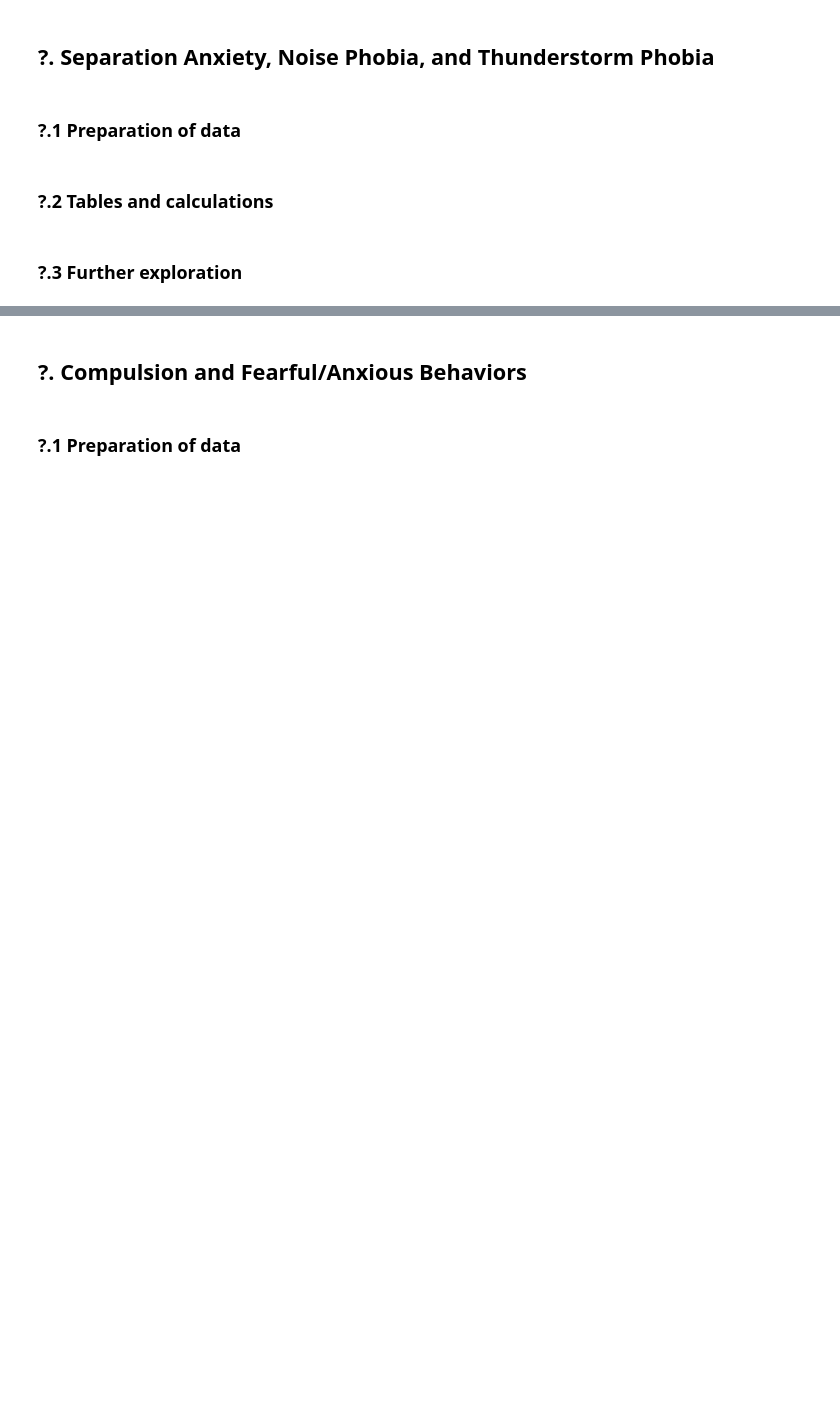
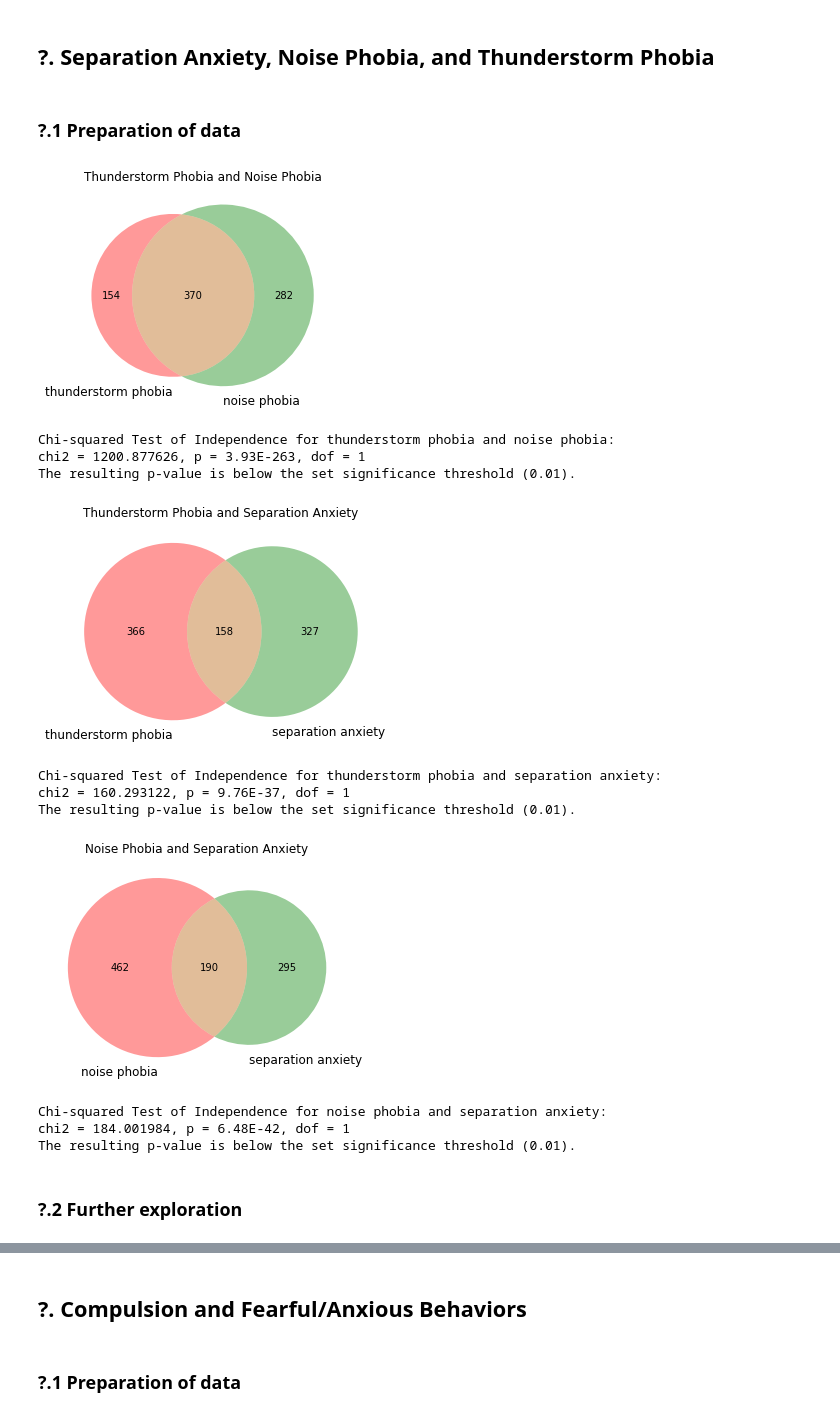
Before and after one commit to iandinwoodie/pdbs-study-1, a Jupyter notebook: notebooks/1.0-ird-pdbs-analysis-notebook.ipynb, the cells around one changed output, grey strips where cells are left out. Cells and saved outputs as stored; diff of their text form; code cells hidden in the pictures; blank space fills up the shorter version.

Commit message:
Added venns for noise phobia and anxiety

```diff
--- a/notebooks/1.0-ird-pdbs-analysis-notebook.ipynb
+++ b/notebooks/1.0-ird-pdbs-analysis-notebook.ipynb
@@ -195,22 +196,65 @@ print('Total dogs: %d' %cnt_total_dogs)
-# %% [markdown]
-### ?.2 Tables and calculations
 # %%
+# Create the necessary dataframe.
+query = ('SELECT question_reason_for_part_3, q04_1, q04_2, q04_9 FROM users JOIN dogs '
+         'USING(record_id)')
+df = pd.read_sql_query(query, con)
+df.columns = ['suspicion', 'thunderstorm phobia', 'noise phobia', 'separation anxiety']
+
+# Remove biased results and discard suspicion column.
+df = df[df['suspicion'] == '0']
+df.drop('suspicion', axis=1, inplace=True)
+
+# Convert all columns to type integer.
+for col in df:
+    df[col] = pd.to_numeric(df[col])
+
+# Set a significance level.
+sig_p = 0.01
+
 pairs = [['thunderstorm phobia', 'noise phobia'],
          ['thunderstorm phobia', 'separation anxiety'],
-         ['noise phobia', 'separation anxiety']
-        ]
+         ['noise phobia', 'separation anxiety']]
+
+titles = ['Thunderstorm Phobia and Noise Phobia',
+          'Thunderstorm Phobia and Separation Anxiety',
+          'Noise Phobia and Separation Anxiety']
+
+counter = 0
 for pair in pairs:
     # Create a contingency table.
     contingency = pd.crosstab(df[pair[0]], df[pair[1]])
-    display(contingency)
+    # Convert the cross tabulated dataframe to a series of sums.
+    d = {pair[0]: contingency[0][1],
+         pair[1]: contingency[1][0],
+         'both': contingency[1][1]}
+    cross_sums = pd.Series(d)
+    # Display the cross tabulated data as a venn diagram.
+    labels = cross_sums.index.values
+    venn2(cross_sums, set_labels=labels[0:2])
+    plt.title(titles[counter])
+    plt.show()
     # Execute a chi-squared test of independence.
     print('Chi-squared Test of Independence for %s and %s:' %(pair[0], pair[1]))
     c, p, dof, expected = scs.chi2_contingency(contingency, correction=False)
     print('chi2 = %f, p = %.2E, dof = %d' %(c, p, dof))
     if p < sig_p:
         print('The resulting p-value is below the set significance threshold (%.2f).' %sig_p)
+    counter += 1
+# %% [output]
+[figure, added]
+Chi-squared Test of Independence for thunderstorm phobia and noise phobia:
+chi2 = 1200.877626, p = 3.93E-263, dof = 1
+The resulting p-value is below the set significance threshold (0.01).
+[figure, added]
+Chi-squared Test of Independence for thunderstorm phobia and separation anxiety:
+chi2 = 160.293122, p = 9.76E-37, dof = 1
+The resulting p-value is below the set significance threshold (0.01).
+[figure, added]
+Chi-squared Test of Independence for noise phobia and separation anxiety:
+chi2 = 184.001984, p = 6.48E-42, dof = 1
+The resulting p-value is below the set significance threshold (0.01).
 # %% [markdown]
-### ?.3 Further exploration
+### ?.2 Further exploration
 # %%
 # Create a contingency table.
 contingency = pd.crosstab(df['separation anxiety'], [df['noise phobia'],
```
Also changed, not shown: parts of 10 cells of this notebook.
